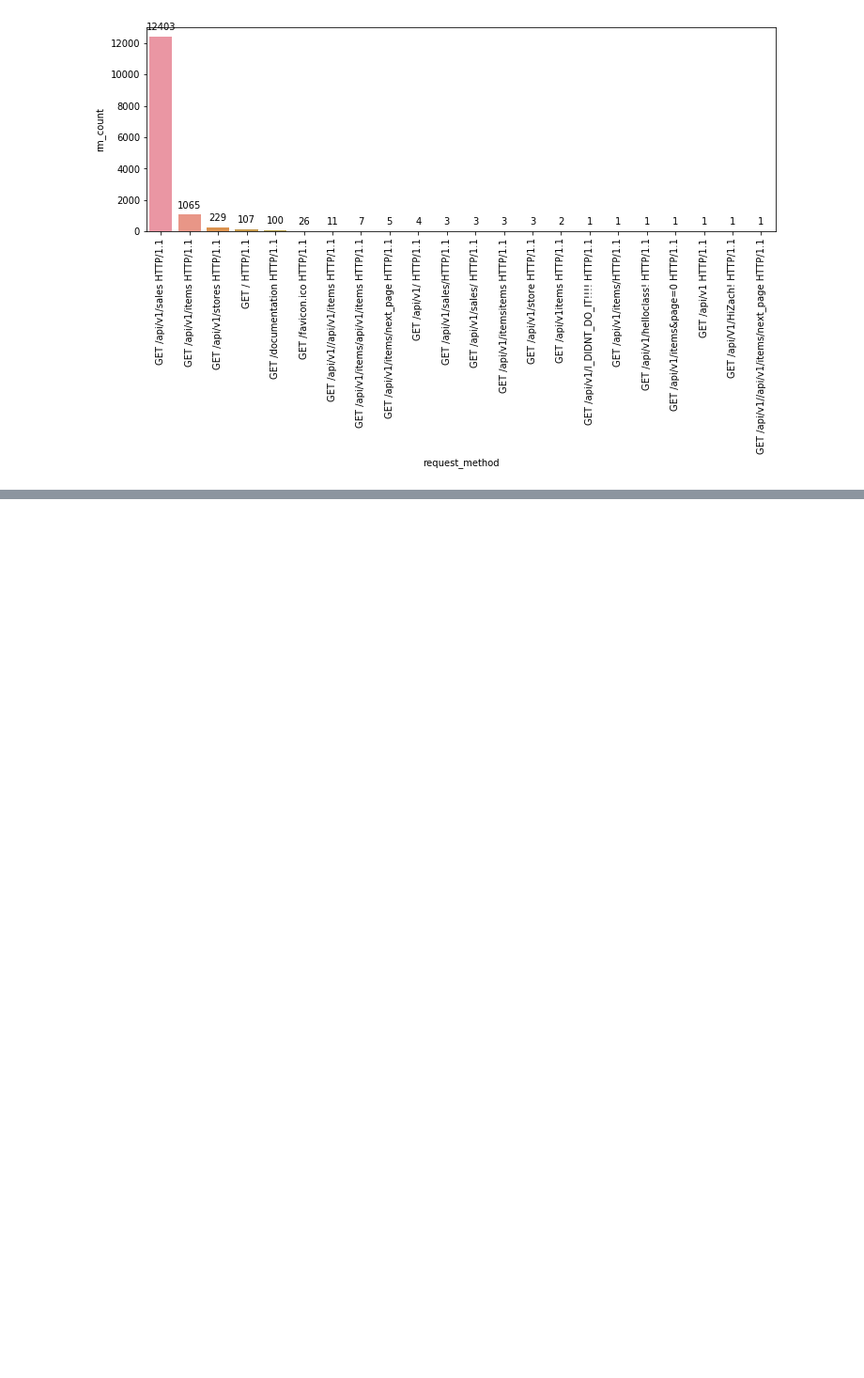
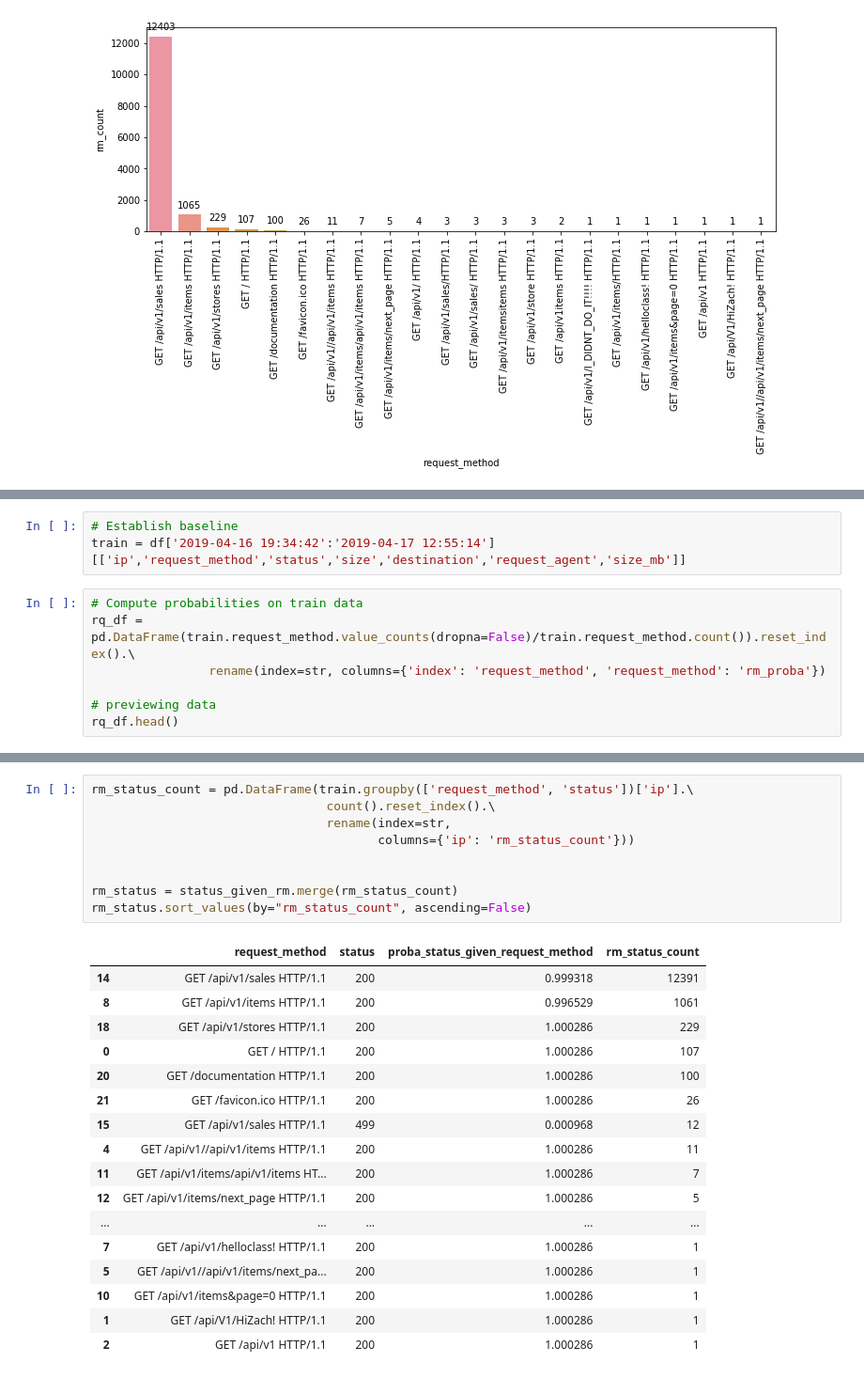
Before and after one commit to SamuelD-Data/anomaly-detection-exercises, a Jupyter notebook: discrete_anomaly_detection.ipynb, the cells around one changed output, grey strips where cells are left out. Shown: that part at 94% size. Drawn from its saved outputs; the diff is of its cells as text; blank space fills up the shorter version.

```diff
--- a/discrete_anomaly_detection.ipynb
+++ b/discrete_anomaly_detection.ipynb
@@ -191,0 +196,10 @@ for p in splot.patches:
+# %%
+# Establish baseline
+train = df['2019-04-16 19:34:42':'2019-04-17 12:55:14'][['ip','request_method','status','size','destination','request_agent','size_mb']]
+# %%
+# Compute probabilities on train data
+rq_df = pd.DataFrame(train.request_method.value_counts(dropna=False)/train.request_method.count()).reset_index().\
+                rename(index=str, columns={'index': 'request_method', 'request_method': 'rm_proba'})
+
+# previewing data
+rq_df.head()
@@ -191,0 +282,27 @@ for p in splot.patches:
+# %%
+rm_status_count = pd.DataFrame(train.groupby(['request_method', 'status'])['ip'].\
+                                count().reset_index().\
+                                rename(index=str,
+                                       columns={'ip': 'rm_status_count'}))
+
+
+rm_status = status_given_rm.merge(rm_status_count)
+rm_status.sort_values(by="rm_status_count", ascending=False)
+# %% [output]
+|  | request_method | status | proba_status_given_request_method | rm_status_count |
+| 14 | GET /api/v1/sales HTTP/1.1 | 200 | 0.999318 | 12391 |
+| 8 | GET /api/v1/items HTTP/1.1 | 200 | 0.996529 | 1061 |
+| 18 | GET /api/v1/stores HTTP/1.1 | 200 | 1.000286 | 229 |
+| 0 | GET / HTTP/1.1 | 200 | 1.000286 | 107 |
+| 20 | GET /documentation HTTP/1.1 | 200 | 1.000286 | 100 |
+| 21 | GET /favicon.ico HTTP/1.1 | 200 | 1.000286 | 26 |
+| 15 | GET /api/v1/sales HTTP/1.1 | 499 | 0.000968 | 12 |
+| 4 | GET /api/v1//api/v1/items HTTP/1.1 | 200 | 1.000286 | 11 |
+| 11 | GET /api/v1/items/api/v1/items HT... | 200 | 1.000286 | 7 |
+| 12 | GET /api/v1/items/next_page HTTP/1.1 | 200 | 1.000286 | 5 |
+| ... | ... | ... | ... | ... |
+| 7 | GET /api/v1/helloclass! HTTP/1.1 | 200 | 1.000286 | 1 |
+| 5 | GET /api/v1//api/v1/items/next_pa... | 200 | 1.000286 | 1 |
+| 10 | GET /api/v1/items&page=0 HTTP/1.1 | 200 | 1.000286 | 1 |
+| 1 | GET /api/V1/HiZach! HTTP/1.1 | 200 | 1.000286 | 1 |
+| 2 | GET /api/v1 HTTP/1.1 | 200 | 1.000286 | 1 |
```
Also changed, not shown: parts of 11 cells of this notebook.
